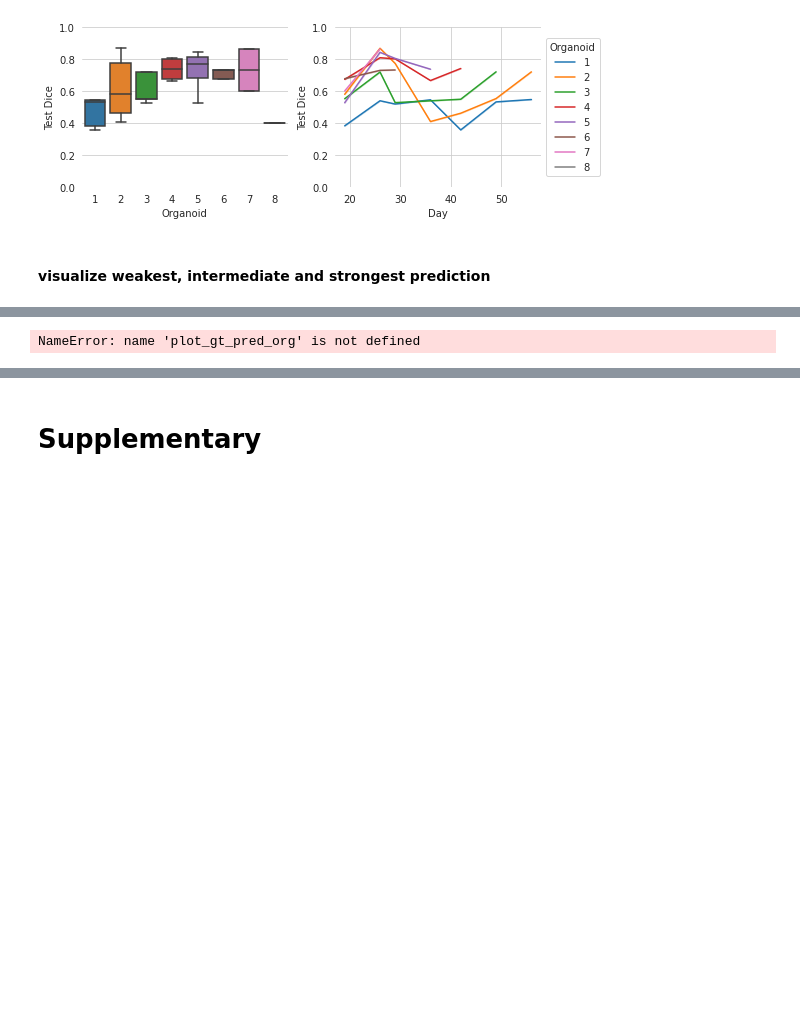
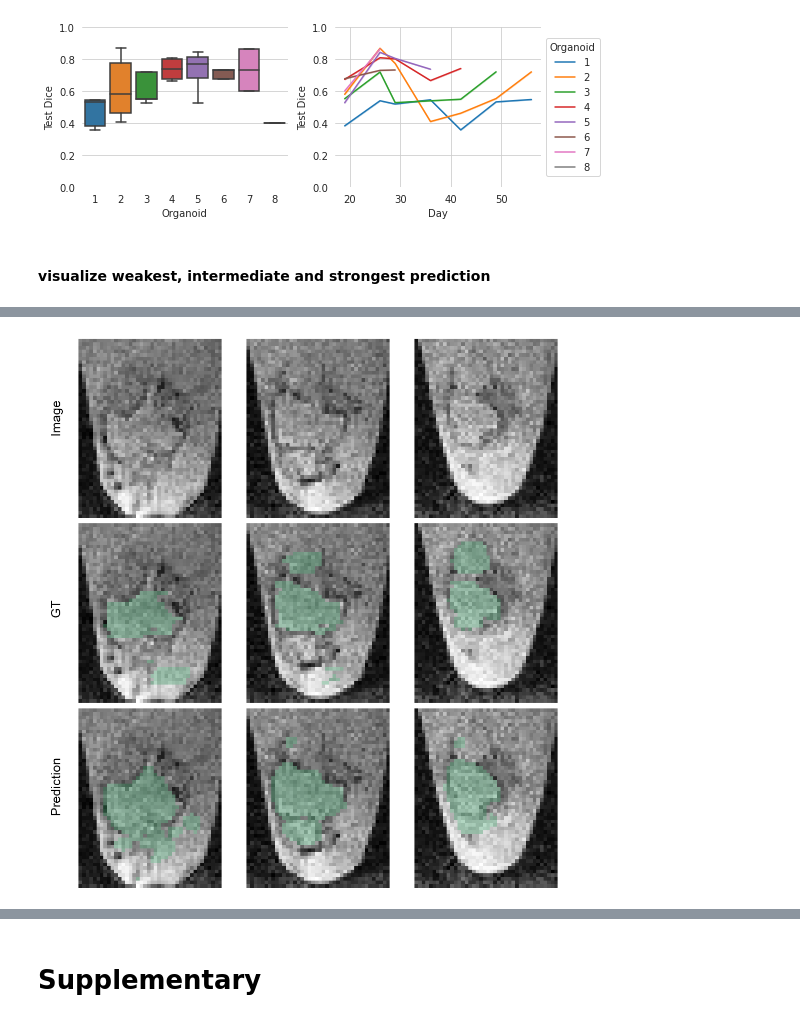
Before and after one commit to deiluca/cerebral_organoid_quant_mri, a Jupyter notebook: scripts/data_analysis.ipynb, the cells around one changed output, grey strips where cells are left out. Cells and saved outputs as stored; diff of their text form; code cells hidden in the pictures; blank space fills up the shorter version.

```diff
--- a/scripts/data_analysis.ipynb
+++ b/scripts/data_analysis.ipynb
@@ -203,16 +204,17 @@ plot_gt_pred_org(imgs,
 # %%
 # intermediate prediction
-plot_gt_pred_org(imgs,
+sov = SegmentationOverlayVisualizer(imgs,
                  org_id = 'org4_0609',
                  org_loc=[20, 70, 25, 65],
                  gt_dir = gt_dir,
-                 pred_dir = pred_dir,
+                 pred_dir = pred_dir_local_cysts,
                  planes='sagittal',
                  px_threshold=0,
                  keep_planes=[52, 49, 42],
                  rot_img=270)
+display(sov.plot_segmentation_overlays())
 # %% [output]
-NameError: name 'plot_gt_pred_org' is not defined
+[figure, added]
 # %%
 # strongest prediction
 sov = SegmentationOverlayVisualizer(imgs,
```
Also changed, not shown: parts of 5 cells of this notebook, 3 other files.
